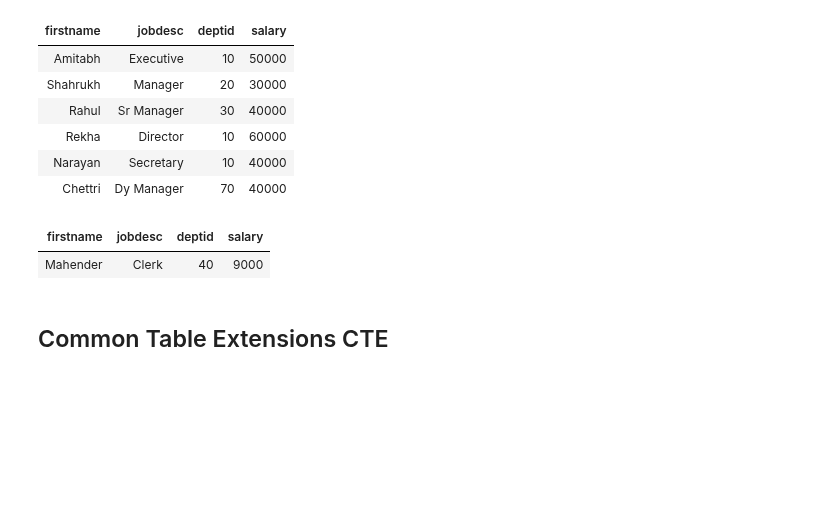
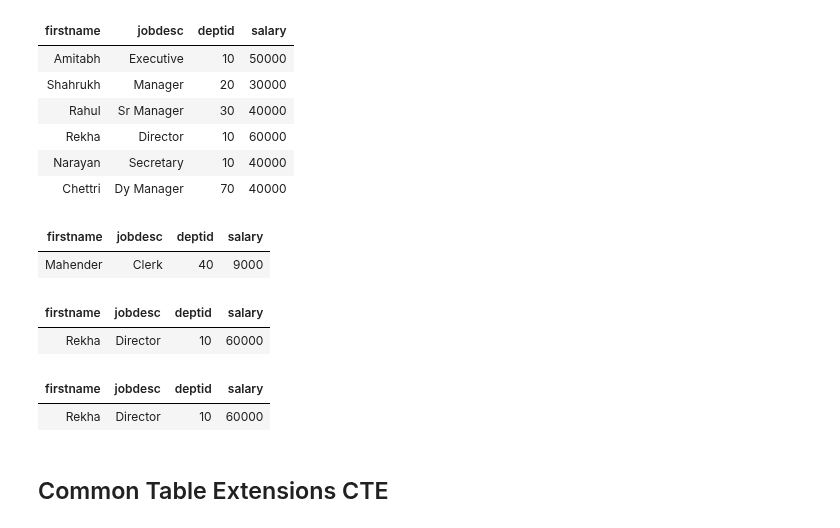
Before and after one commit to Praxis-QR/RDWH, a Jupyter notebook: PG24_2A_SQL42.ipynb, the cells around one changed output. Drawn from its saved outputs; the diff is of its cells as text; code cells hidden in the pictures; blank space fills up the shorter version.

```diff
--- a/PG24_2A_SQL42.ipynb
+++ b/PG24_2A_SQL42.ipynb
@@ -823,6 +824,28 @@ runSelect(sql)
 # %% [output]
 | firstname | jobdesc | deptid | salary |
 | Mahender | Clerk | 40 | 9000 |
+# %%
+#!psql -h localhost -p 5432 -Uupraxis -ddbpraxis -c "\
+sql = "\
+select firstname, jobdesc, deptid, salary from empl \
+where salary >= any \
+(select max(salary) from empl)\
+"
+runSelect(sql)
+# %% [output]
+| firstname | jobdesc | deptid | salary |
+| Rekha | Director | 10 | 60000 |
+# %%
+#!psql -h localhost -p 5432 -Uupraxis -ddbpraxis -c "\
+sql = "\
+select firstname, jobdesc, deptid, salary from empl \
+where salary =  \
+(select max(salary) from empl)\
+"
+runSelect(sql)
+# %% [output]
+| firstname | jobdesc | deptid | salary |
+| Rekha | Director | 10 | 60000 |
 # %% [markdown]
 ## Common Table Extensions CTE
 # %%
```
Also changed, not shown: parts of 5 cells of this notebook.
